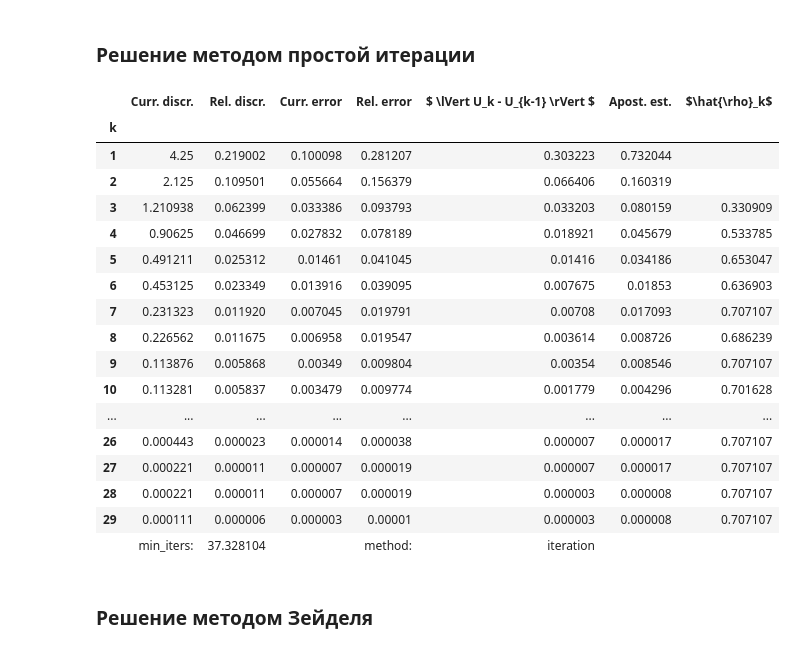
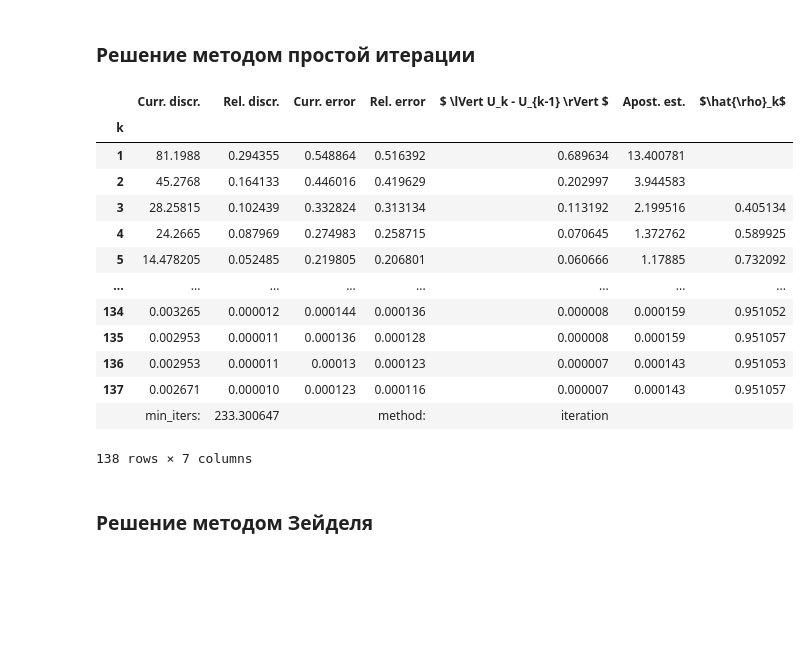
Before and after one commit to dmitry-grigorev/ComputationalWorkshop, a Jupyter notebook: Term7/Task1.ipynb, the cells around one changed output. Cells and saved outputs as stored; diff of their text form; code cells hidden in the pictures; blank space fills up the shorter version.

```diff
--- a/Term7/Task1.ipynb
+++ b/Term7/Task1.ipynb
@@ -12,7 +12,7 @@ np.set_printoptions(precision=4)
 ### $u(x,0) \equiv 0$
 ### $u(x,1) = 2x^3$
 # %%
-N = 5
+N = 11
 a_x = 0
 b_x = 1
 a_y = 0
@@ -27,7 +27,7 @@ u_expected = lambda x,y: 2*x**3*y**3
 # %% [markdown]
 ### Задаём начальное приближение с помощью начальных данных
 # %%
-def init_U():
+def init_U(N):
     U = np.zeros(shape = (N, N))
     for i in range(N):
         U[i, N - 1] = ux1(i*h)
@@ -35,12 +35,13 @@ def init_U():
         U[N - 1, j] = u1y(j*h)
     return U
 
-U = init_U()
+def build_init_expected_and_F(N, h, u_expected, ux1, u1y, f):
+    U = init_U(N)
 
-U_expected = U.copy() # задаём границы
-U_expected[1:iN+1,1:iN+1] = np.array([[u_expected(i*h,j*h) for j in range(1, iN+1)] for i in range(1, iN+1)])
-
-F = np.array([[f(i*h, j*h) for j in range(1, iN+1)] for i in range(1,iN+1)])
+    U_expected = U.copy() # задаём границы
+    U_expected[1:N-1,1:N-1] = np.array([[u_expected(i*h,j*h) for j in range(1, N-1)] for i in range(1, N-1)])
+    F = np.array([[f(i*h, j*h) for j in range(1, N-1)] for i in range(1,N-1)])
+    return {'init': U, 'expected': U_expected, 'F': F}
 # %%
 class DESolver:
     def __init__(self, grid_step, N, eps = 1e-5):
@@ -55,6 +56,7 @@ class DESolver:
                                'over-relaxation': {'min_iters': 2*np.log(1/eps)/(np.pi*h),
                                                 'spectral_rad': np.cos(np.pi * h),
                                                 'opt_parameter': 2/(1 + np.sin(np.pi * h))}}
+        self.N = N
         self.iN = N - 2
         C = np.matrix([[4, -1] + (N-2)*[0]] +
               [ k*[0] + [-1, 4, -1] + (N - 3 - k)*[0] for k in range(0, N - 2)] +
@@ -75,18 +77,18 @@ class DESolver:
         return self.lastsol
 
     def seidel_method_iter(self, U, F,params = None):
-        for k in range(1, iN+1):
-            for i in range(k, iN+1):
+        for k in range(1, self.iN+1):
+            for i in range(k, self.iN+1):
                 self.lastsol[i, k] = 0.25*(self.lastsol[i-1, k]+U[i+1,k]+self.lastsol[i, k-1]+U[i, k+1]+F[i-1,k-1]*self.h**2)
-            for j in range(k+1, iN+1):
+            for j in range(k+1, self.iN+1):
                 self.lastsol[k, j] = 0.25*(self.lastsol[k-1, j]+U[k+1,j]+self.lastsol[k, j-1]+U[k, j+1]+F[k-1,j-1]*self.h**2)
         return self.lastsol
 
     def overrelaxation_method_iter(self, U, F,params):
-            for k in range(1, iN+1):
-                for i in range(k, iN+1):
+            for k in range(1, self.iN+1):
+                for i in range(k, self.iN+1):
                     self.lastsol[i, k] = (1-params['opt'])*U[i,k] + 0.25*params['opt']*(self.lastsol[i-1, k]+U[i+1,k]+self.lastsol[i, k-1]+U[i, k+1]+F[i-1,k-1]*self.h**2)
-                for j in range(k+1, iN+1):
+                for j in range(k+1, self.iN+1):
                     self.lastsol[k, j] = (1-params['opt'])*U[k,j] + 0.25*params['opt']*(self.lastsol[k-1, j]+U[k+1,j]+self.lastsol[k, j-1]+U[k, j+1]+F[k-1,j-1]*self.h**2)
             return self.lastsol
 
@@ -96,9 +98,9 @@ class DESolver:
         apost_est = apost_est_coef * iter_diff
         spec_rad_est = ' ' if iter < 2 else np.sqrt(self.iter_diffs[iter % 3]/ self.iter_diffs[(iter - 2) % 3] )
 
-        U_reshaped = np.reshape(self.lastsol, newshape=(N**2, 1)) # преобразуем матрицу сетки к вектору
+        U_reshaped = np.reshape(self.lastsol, newshape=(self.N**2, 1)) # преобразуем матрицу сетки к вектору
         AU = self.mmatrix @ U_reshaped
-        AU_reshaped_cut = np.reshape(AU, newshape=(N, N))[1:iN+1, 1:iN+1]
+        AU_reshaped_cut = np.reshape(AU, newshape=(self.N, self.N))[1:self.iN+1, 1:self.iN+1]
 
         error = np.max(np.abs(self.lastsol - U_expected))
         discrepancy = np.max(np.abs(AU_reshaped_cut - F))
@@ -115,14 +117,15 @@ class DESolver:
             self.iter_diffs = np.zeros(shape = 3)
             if method_parameters is None and method == 'over-relaxation':
                 method_parameters = {'opt': self.methods_params['over-relaxation']['opt_parameter']}
+
         apost_est_coef = self.methods_params[method]['spectral_rad']/ (1 - self.methods_params[method]['spectral_rad'])
         init_error = np.max(np.abs(U_init - U_expected))
         U = U_init.copy()
         self.lastsol = U.copy()
 
-        U_reshaped = np.reshape(U, newshape=(N**2, 1)) # преобразуем матрицу сетки к вектору
+        U_reshaped = np.reshape(U, newshape=(self.N**2, 1)) # преобразуем матрицу сетки к вектору
         AU = self.mmatrix@U_reshaped
-        AU_reshaped_cut = np.reshape(AU, newshape=(N, N))[1:iN+1, 1:iN+1]
+        AU_reshaped_cut = np.reshape(AU, newshape=(self.N, self.N))[1:self.iN+1, 1:self.iN+1]
 
         init_discrepancy = np.max(np.abs(AU_reshaped_cut - F))
         output_list = list()
@@ -147,28 +148,30 @@ solver = DESolver(h, N)
+# %%
+solver = DESolver(h, N)
+initials = build_init_expected_and_F(N, h, u_expected,ux1, u1y, f)
+U_init = initials['init']
+U_expected = initials['expected']
+F = initials['F']
 # %% [markdown]
 ### Решение методом простой итерации
 # %%
-iter_summary = solver.solve(U, method = 'iteration', U_expected = U_expected, F = F)
+iter_summary = solver.solve(U_init, method = 'iteration', U_expected = U_expected, F = F)
 solU_i = iter_summary['solution']
 iter_summary['output'][::]
 # %% [output]
 |  | Curr. discr. | Rel. discr. | Curr. error | Rel. error | $ \lVert U_k - U_{k-1} \rVert $ | Apost. est. | $\hat{\rho}_k$ |
 | k |  |  |  |  |  |  |  |
-| 1 | 4.25 | 0.219002 | 0.100098 | 0.281207 | 0.303223 | 0.732044 |  |
-| 2 | 2.125 | 0.109501 | 0.055664 | 0.156379 | 0.066406 | 0.160319 |  |
-| 3 | 1.210938 | 0.062399 | 0.033386 | 0.093793 | 0.033203 | 0.080159 | 0.330909 |
-| 4 | 0.90625 | 0.046699 | 0.027832 | 0.078189 | 0.018921 | 0.045679 | 0.533785 |
-| 5 | 0.491211 | 0.025312 | 0.01461 | 0.041045 | 0.01416 | 0.034186 | 0.653047 |
-| 6 | 0.453125 | 0.023349 | 0.013916 | 0.039095 | 0.007675 | 0.01853 | 0.636903 |
-| 7 | 0.231323 | 0.011920 | 0.007045 | 0.019791 | 0.00708 | 0.017093 | 0.707107 |
-| 8 | 0.226562 | 0.011675 | 0.006958 | 0.019547 | 0.003614 | 0.008726 | 0.686239 |
-| 9 | 0.113876 | 0.005868 | 0.00349 | 0.009804 | 0.00354 | 0.008546 | 0.707107 |
-| 10 | 0.113281 | 0.005837 | 0.003479 | 0.009774 | 0.001779 | 0.004296 | 0.701628 |
+| 1 | 81.1988 | 0.294355 | 0.548864 | 0.516392 | 0.689634 | 13.400781 |  |
+| 2 | 45.2768 | 0.164133 | 0.446016 | 0.419629 | 0.202997 | 3.944583 |  |
+| 3 | 28.25815 | 0.102439 | 0.332824 | 0.313134 | 0.113192 | 2.199516 | 0.405134 |
+| 4 | 24.2665 | 0.087969 | 0.274983 | 0.258715 | 0.070645 | 1.372762 | 0.589925 |
+| 5 | 14.478205 | 0.052485 | 0.219805 | 0.206801 | 0.060666 | 1.17885 | 0.732092 |
 | ... | ... | ... | ... | ... | ... | ... | ... |
-| 26 | 0.000443 | 0.000023 | 0.000014 | 0.000038 | 0.000007 | 0.000017 | 0.707107 |
-| 27 | 0.000221 | 0.000011 | 0.000007 | 0.000019 | 0.000007 | 0.000017 | 0.707107 |
-| 28 | 0.000221 | 0.000011 | 0.000007 | 0.000019 | 0.000003 | 0.000008 | 0.707107 |
-| 29 | 0.000111 | 0.000006 | 0.000003 | 0.00001 | 0.000003 | 0.000008 | 0.707107 |
-|  | min_iters: | 37.328104 |  | method: | iteration |  |  |
+| 134 | 0.003265 | 0.000012 | 0.000144 | 0.000136 | 0.000008 | 0.000159 | 0.951052 |
+| 135 | 0.002953 | 0.000011 | 0.000136 | 0.000128 | 0.000008 | 0.000159 | 0.951057 |
+| 136 | 0.002953 | 0.000011 | 0.00013 | 0.000123 | 0.000007 | 0.000143 | 0.951053 |
+| 137 | 0.002671 | 0.000010 | 0.000123 | 0.000116 | 0.000007 | 0.000143 | 0.951057 |
+|  | min_iters: | 233.300647 |  | method: | iteration |  |  |
+138 rows × 7 columns
 # %% [markdown]
 ### Решение методом Зейделя
 # %%
```
Also changed, not shown: parts of 10 cells of this notebook.
